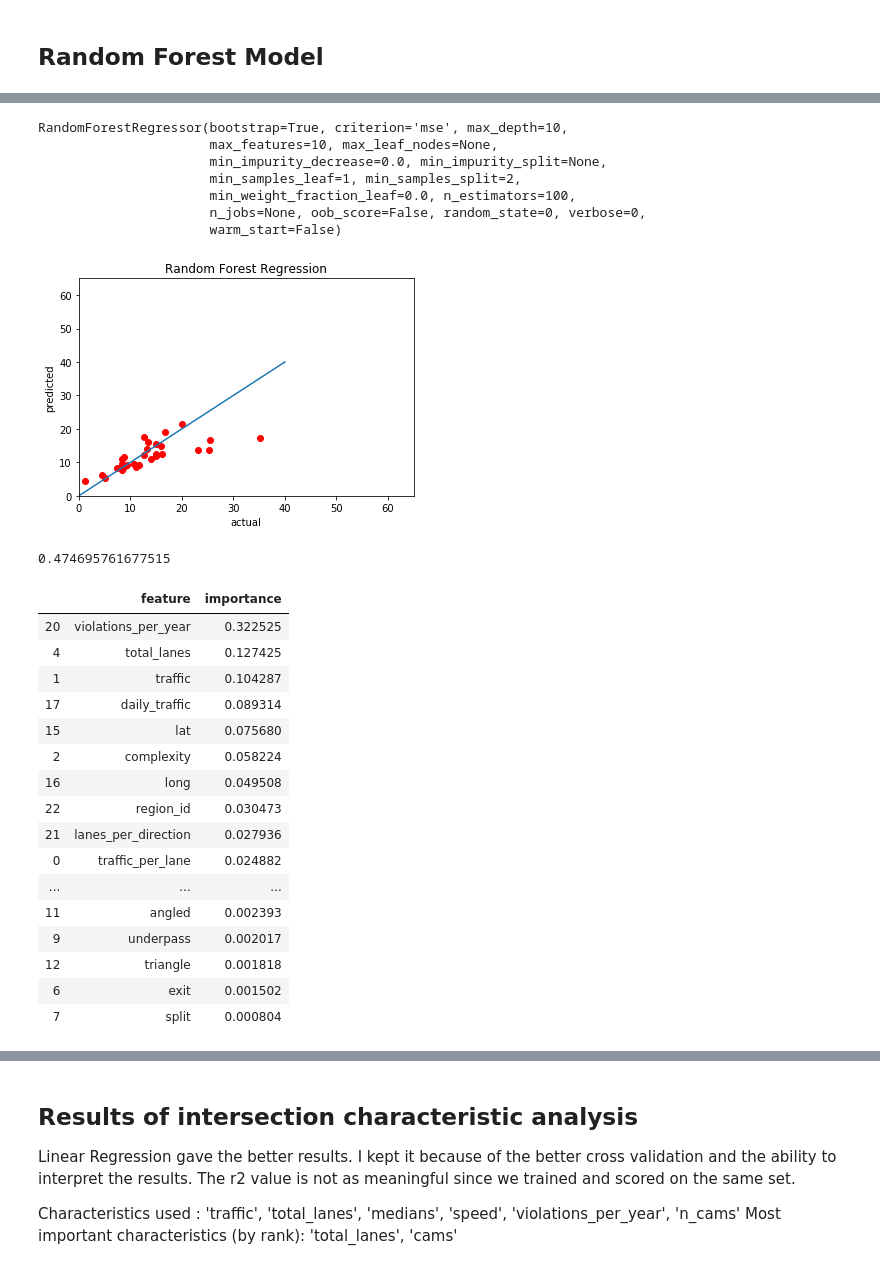
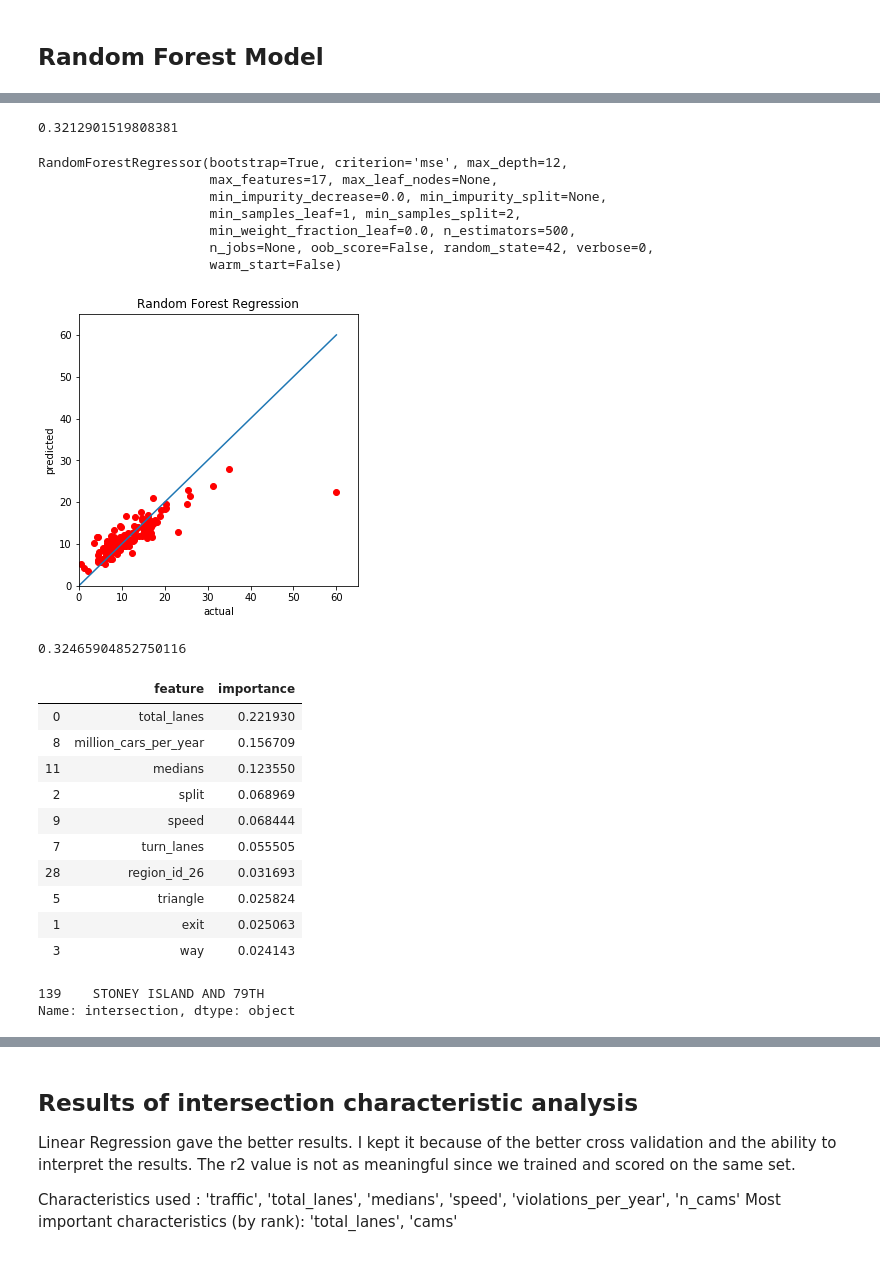
Before and after one commit to sciencelee/chicago-red-light-cameras, a Jupyter notebook: 04-crash-linreg.ipynb, the cells around one changed output, grey strips where cells are left out. Saved outputs shown, nothing was run; the diff lists cells and outputs as text; code cells hidden in the pictures.

```diff
--- a/04-crash-linreg.ipynb
+++ b/04-crash-linreg.ipynb
@@ -758,8 +740,15 @@ forest_cat = ['region_id']
 # %%
 from sklearn.model_selection import train_test_split
 
-X = crash_df.drop(columns=[target])
-X = X[forest_cont]
+X = df_final
 y = crash_df[target]
 
-X_train, X_test, y_train, y_test = train_test_split(X, y, test_size = 0.20, random_state=42)
+X_train, X_test, y_train, y_test = train_test_split(X, y, test_size = 0.20, random_state=0)
+# %%
+from sklearn.ensemble import RandomForestRegressor
+base = RandomForestRegressor(random_state = 42)
+base.fit(X_train, y_train)
+
+base.score(X_test, y_test)
+# %% [output]
+0.3212901519808381
@@ -766,18 +773,19 @@ X_train, X_test, y_train, y_test = train_test_split(X, y, test_size = 0.20, rand
 # %%
 from sklearn.ensemble import RandomForestRegressor
-forest = RandomForestRegressor(n_estimators = 100,
-                               random_state = 0,
-                               max_features=10,
-                               max_depth=10,
+forest = RandomForestRegressor(n_estimators = 500,
+                               random_state = 42,
+                               max_features=17,
+                               max_depth=12,
                               )
 forest.fit(X_train, y_train)
 # %% [output]
-RandomForestRegressor(bootstrap=True, criterion='mse', max_depth=10,
-                      max_features=10, max_leaf_nodes=None,
+RandomForestRegressor(bootstrap=True, criterion='mse', max_depth=12,
+                      max_features=17, max_leaf_nodes=None,
                       min_impurity_decrease=0.0, min_impurity_split=None,
                       min_samples_leaf=1, min_samples_split=2,
-                      min_weight_fraction_leaf=0.0, n_estimators=100,
-                      n_jobs=None, oob_score=False, random_state=0, verbose=0,
+                      min_weight_fraction_leaf=0.0, n_estimators=500,
+                      n_jobs=None, oob_score=False, random_state=42, verbose=0,
                       warm_start=False)
 # %%
-y_pred = forest.predict(X_test)
+#y_pred = forest.predict(X_test)
+y_pred = forest.predict(X)
@@ -787,39 +792,40 @@ df = pd.DataFrame({'val':y_test, 'pred':y_pred})
 # %%
 import numpy as np
 import matplotlib.pyplot as plt
 import pandas as pd
 
 # # Visualising the Random Forest Regression Results
-plt.scatter(y_test, y_pred, color = 'red')
-plt.plot([0,40], [0, 40])
+plt.figure(figsize=[5,5])
+plt.scatter(y, y_pred, color='red')
+plt.plot([0,60], [0, 60])
 plt.title('Random Forest Regression')
 plt.xlabel('actual')
 plt.ylabel('predicted')
 plt.xlim(0,65)
 plt.ylim(0,65)
 plt.show()
 # %% [output]
-[figure, old version]
+[figure, new version]
 # %%
-print(forest.score(X_test, y_test))
+print(forest.score(X_test, y_test)) # r2
 df = pd.DataFrame(list(zip(X_test.columns, forest.feature_importances_)), columns=['feature', 'importance'])
-df.sort_values(by='importance', ascending=False)
+df.sort_values(by='importance', ascending=False)[:10]
 # %% [output]
-0.474695761677515
+0.32465904852750116
 |  | feature | importance |
-| 20 | violations_per_year | 0.322525 |
-| 4 | total_lanes | 0.127425 |
-| 1 | traffic | 0.104287 |
-| 17 | daily_traffic | 0.089314 |
-| 15 | lat | 0.075680 |
-| 2 | complexity | 0.058224 |
-| 16 | long | 0.049508 |
-| 22 | region_id | 0.030473 |
-| 21 | lanes_per_direction | 0.027936 |
-| 0 | traffic_per_lane | 0.024882 |
-| ... | ... | ... |
-| 11 | angled | 0.002393 |
-| 9 | underpass | 0.002017 |
-| 12 | triangle | 0.001818 |
-| 6 | exit | 0.001502 |
-| 7 | split | 0.000804 |
+| 0 | total_lanes | 0.221930 |
+| 8 | million_cars_per_year | 0.156709 |
+| 11 | medians | 0.123550 |
+| 2 | split | 0.068969 |
+| 9 | speed | 0.068444 |
+| 7 | turn_lanes | 0.055505 |
+| 28 | region_id_26 | 0.031693 |
+| 5 | triangle | 0.025824 |
+| 1 | exit | 0.025063 |
+| 3 | way | 0.024143 |
+# %%
+# this intersection throws almost needs it's own category.  It's insane
+crash_df[crash_df.n_crash==200]['intersection']
+# %% [output]
+139    STONEY ISLAND AND 79TH
+Name: intersection, dtype: object
```
Also changed, not shown: parts of 30 cells of this notebook, 4 other files.
